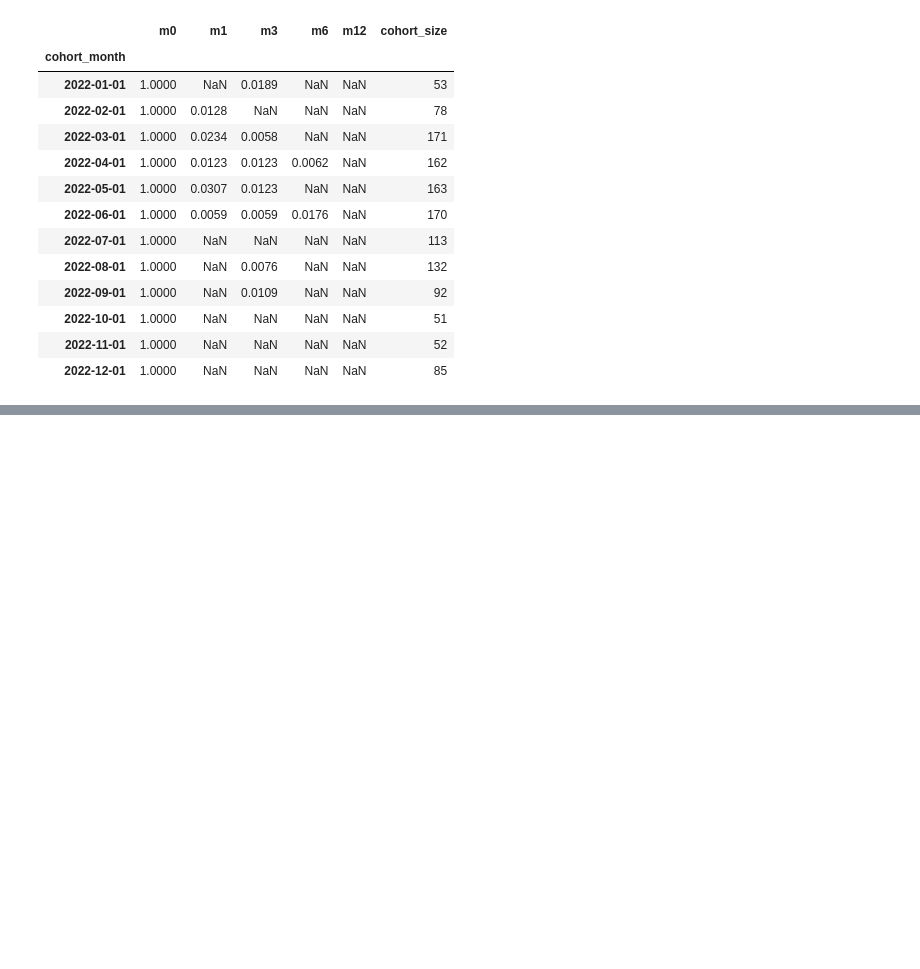
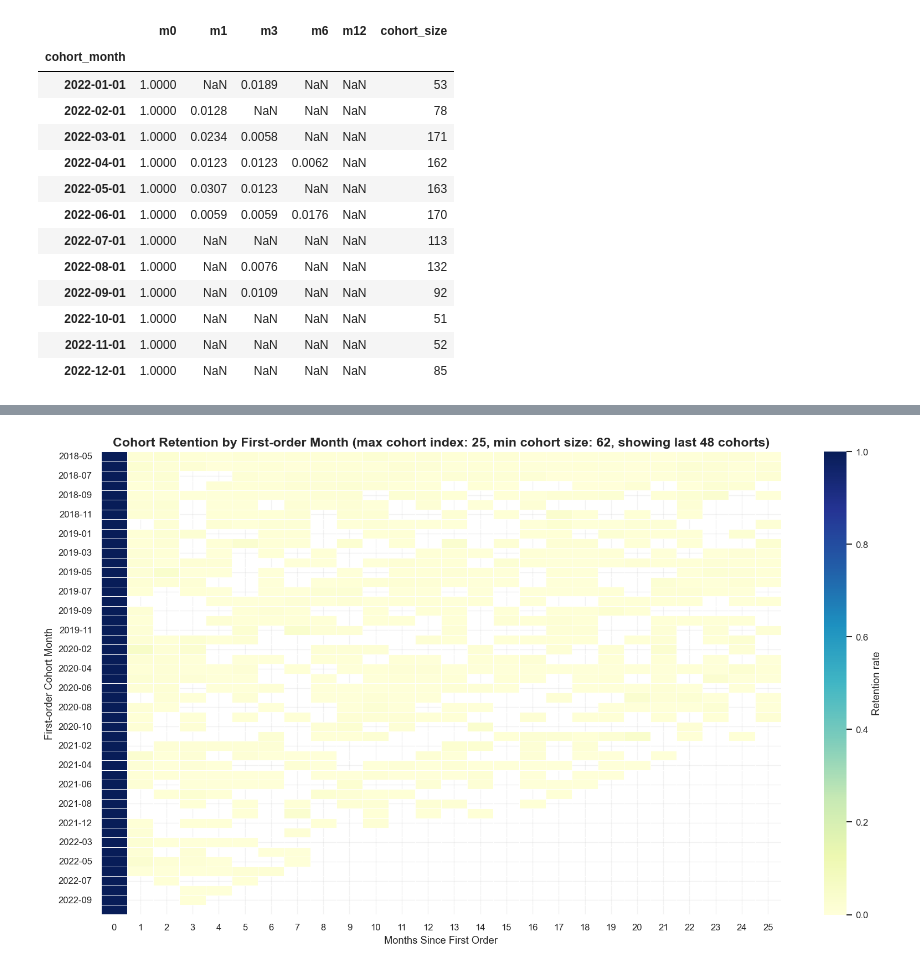
Before and after one commit to NgTHung/DATATHON-2026-r1, a Jupyter notebook: notebooks/Demand-side.ipynb, the cells around one changed output, grey strips where cells are left out. Cells and saved outputs as stored; diff of their text form; code cells hidden in the pictures; blank space fills up the shorter version.

```diff
--- a/notebooks/Demand-side.ipynb
+++ b/notebooks/Demand-side.ipynb
@@ -289,0 +538,48 @@ retention_summary.tail(12)
+# %%
+cohort_heatmap_qc = (
+    cohort_retention_truncated_qc.pivot(
+        index="cohort_month",
+        columns="cohort_index",
+        values="retention_rate",
+    )
+    .sort_index()
+)
+
+max_rows_for_readable_plot_qc = 48
+if cohort_heatmap_qc.shape[0] > max_rows_for_readable_plot_qc:
+    cohort_heatmap_plot_qc = cohort_heatmap_qc.tail(max_rows_for_readable_plot_qc).copy()
+else:
+    cohort_heatmap_plot_qc = cohort_heatmap_qc.copy()
+
+cohort_heatmap_plot_qc.index = cohort_heatmap_plot_qc.index.to_series().dt.strftime("%Y-%m")
+annotate_heatmap_qc = cohort_heatmap_plot_qc.size <= 500
+cohort_heatmap_labels_qc = (
+    cohort_heatmap_plot_qc.map(lambda value: f"{value:.0%}" if pd.notna(value) else "")
+    if annotate_heatmap_qc
+    else False
+)
+
+fig, ax = plt.subplots(figsize=(14, 8))
+sns.heatmap(
+    cohort_heatmap_plot_qc,
+    cmap="YlGnBu",
+    vmin=0,
+    vmax=1,
+    linewidths=0.4,
+    linecolor="white",
+    annot=cohort_heatmap_labels_qc,
+    fmt="",
+    cbar_kws={"label": "Retention rate"},
+    ax=ax,
+)
+ax.set_title(
+    "Cohort Retention by First-order Month "
+    f"(max cohort index: {recommended_max_cohort_index_qc}, "
+    f"min cohort size: {min_cohort_size_threshold_qc}, "
+    f"showing last {cohort_heatmap_plot_qc.shape[0]} cohorts)"
+)
+ax.set_xlabel("Months Since First Order")
+ax.set_ylabel("First-order Cohort Month")
+plt.tight_layout()
+# %% [output]
+[figure, added]
```
Also changed, not shown: parts of 15 cells of this notebook, 2 other files.
